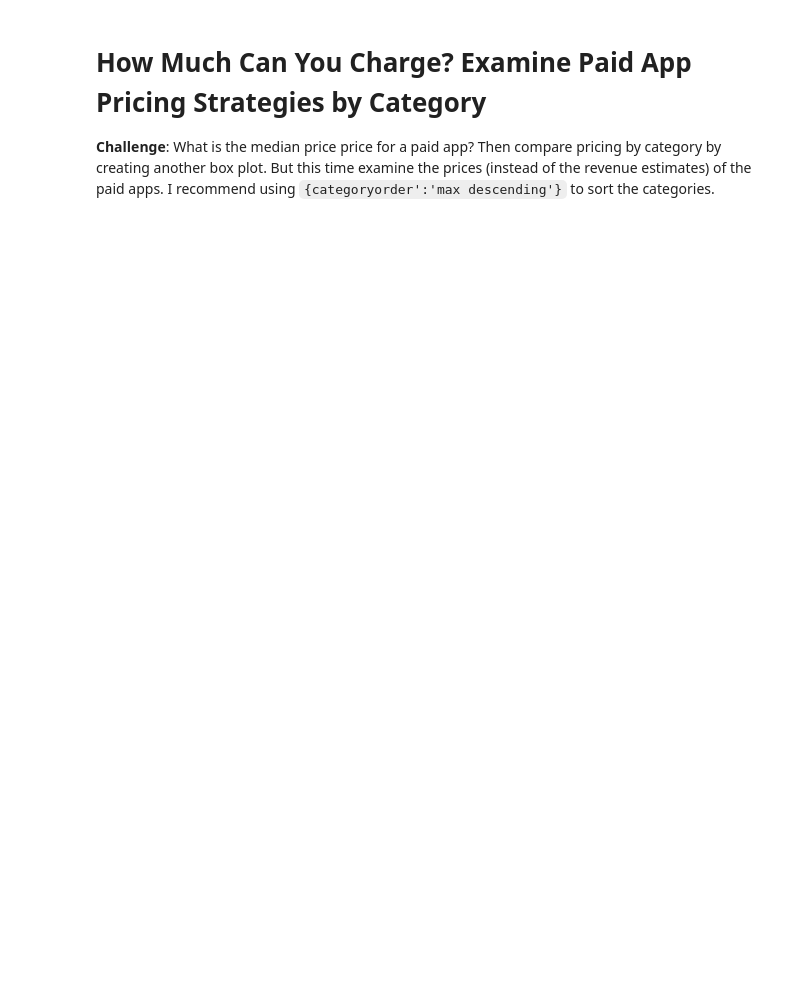
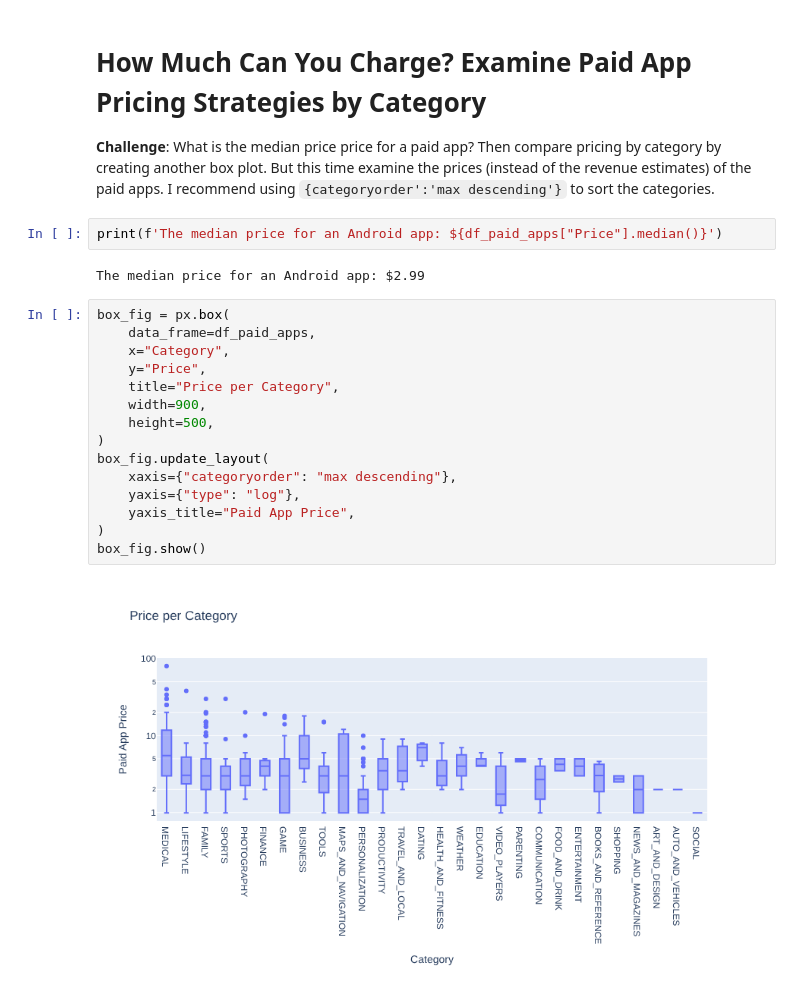
Before and after one commit to Jonikulov/100-days-python-bootcamp, a Jupyter notebook: day_76_plotly_charts_analyze_android_app_store/Google Play Store App Analytics.ipynb, the cells around one changed output. Drawn from its saved outputs; the diff is of its cells as text; blank space fills up the shorter version.

```diff
--- a/day_76_plotly_charts_analyze_android_app_store/Google Play Store App Analytics.ipynb
+++ b/day_76_plotly_charts_analyze_android_app_store/Google Play Store App Analytics.ipynb
@@ -700,3 +768,24 @@ Hint: I've used 'min ascending' to sort the categories.
 # How Much Can You Charge? Examine Paid App Pricing Strategies by Category
 
 **Challenge**: What is the median price price for a paid app? Then compare pricing by category by creating another box plot. But this time examine the prices (instead of the revenue estimates) of the paid apps. I recommend using `{categoryorder':'max descending'}` to sort the categories.
+# %%
+print(f'The median price for an Android app: ${df_paid_apps["Price"].median()}')
+# %% [output]
+The median price for an Android app: $2.99
+# %%
+box_fig = px.box(
+    data_frame=df_paid_apps,
+    x="Category",
+    y="Price",
+    title="Price per Category",
+    width=900,
+    height=500,
+)
+box_fig.update_layout(
+    xaxis={"categoryorder": "max descending"},
+    yaxis={"type": "log"},
+    yaxis_title="Paid App Price",
+)
+box_fig.show()
+# %% [output]
+[figure, added]
```
Also changed, not shown: parts of 15 cells of this notebook.
